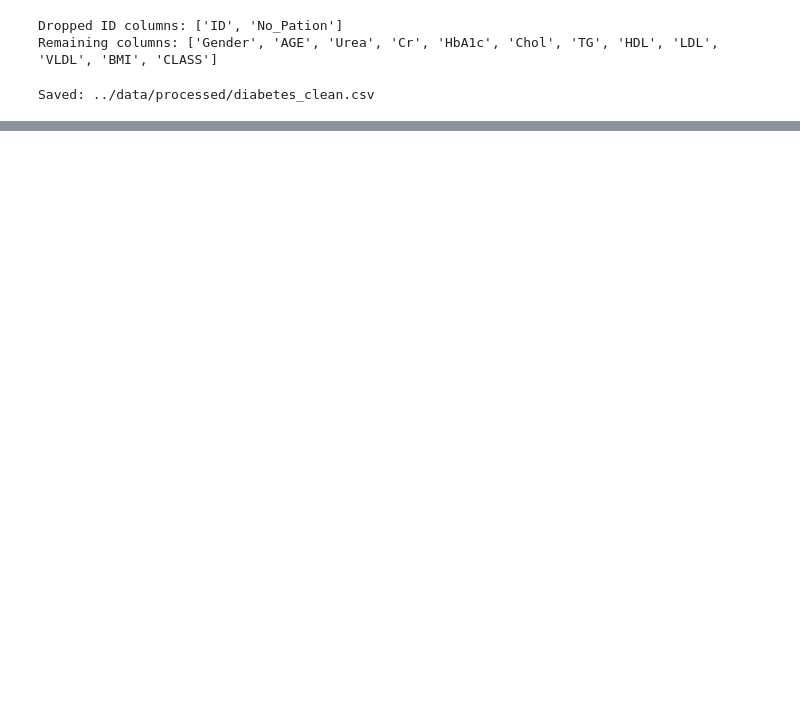
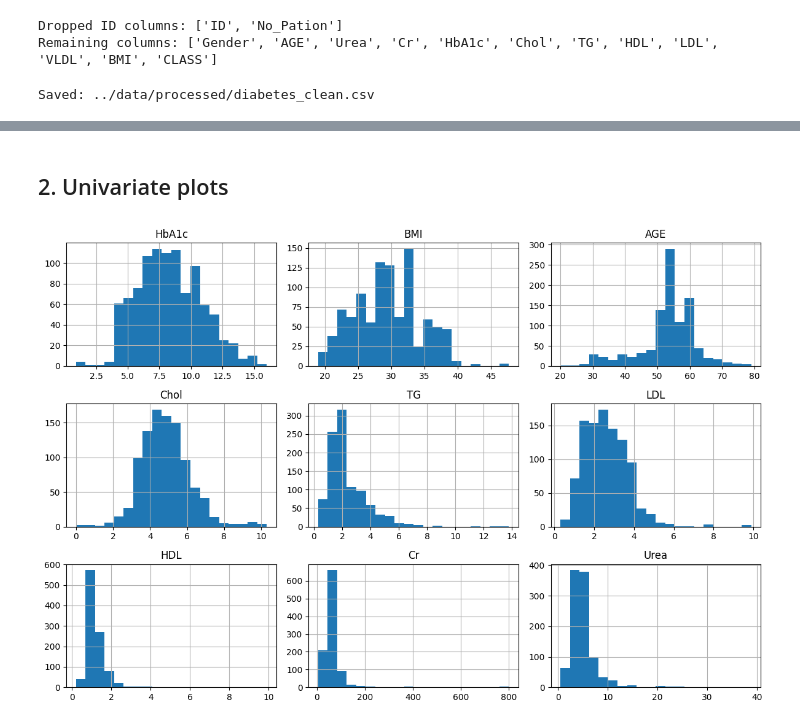
Before and after one commit to Abhay1Dhakl/diabetes-nyp-classification-clustering, a Jupyter notebook: notebooks/eda.ipynb, the cells around one changed output, grey strips where cells are left out. Cells and saved outputs as stored; diff of their text form; code cells hidden in the pictures; blank space fills up the shorter version.

```diff
--- a/notebooks/eda.ipynb
+++ b/notebooks/eda.ipynb
@@ -120,0 +145,10 @@ Saved: ../data/processed/diabetes_clean.csv
+# %% [markdown]
+## 2. Univariate plots
+# %%
+cols = [c for c in ["HbA1c","BMI","AGE","Chol","TG","LDL","HDL","Cr","Urea"] if c in X_df.columns]
+
+X_df[cols].hist(bins=20, figsize=(12, 8))
+plt.tight_layout()
+plt.show()
+# %% [output]
+[figure, added]
```
Also changed, not shown: parts of 6 cells of this notebook, 2 other files.
